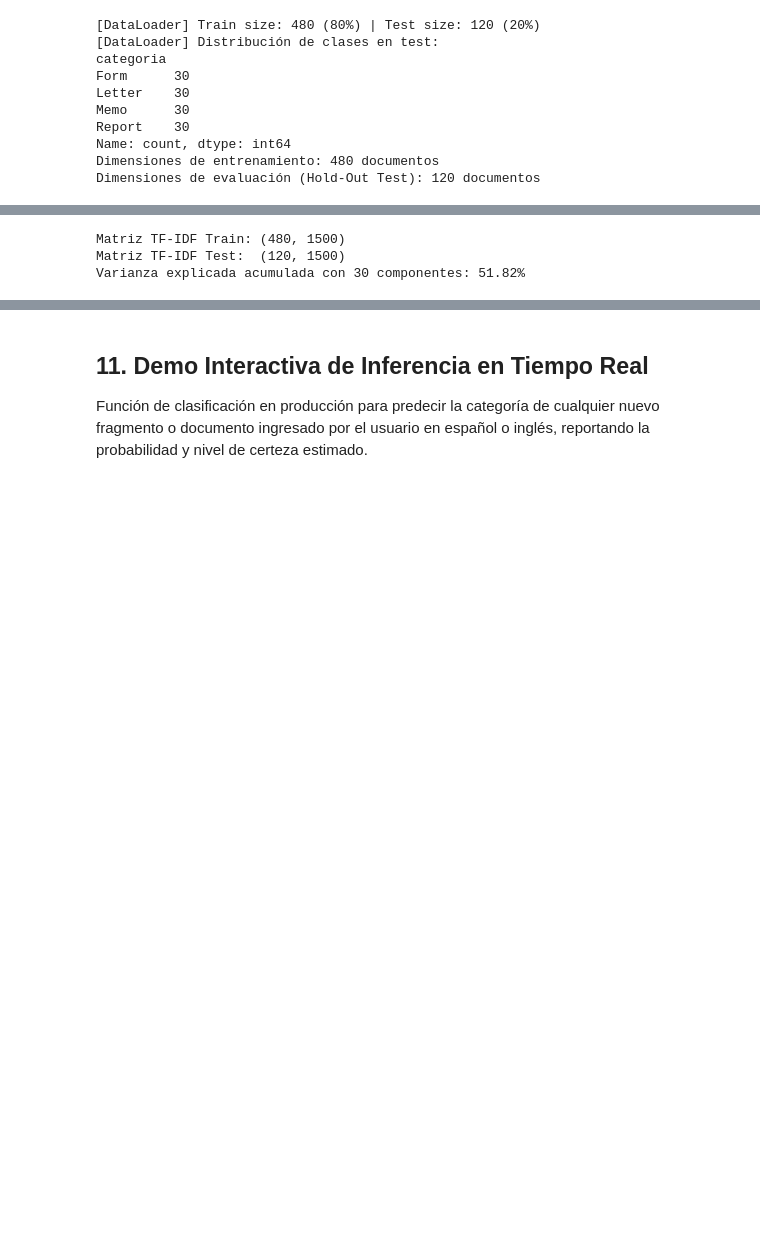
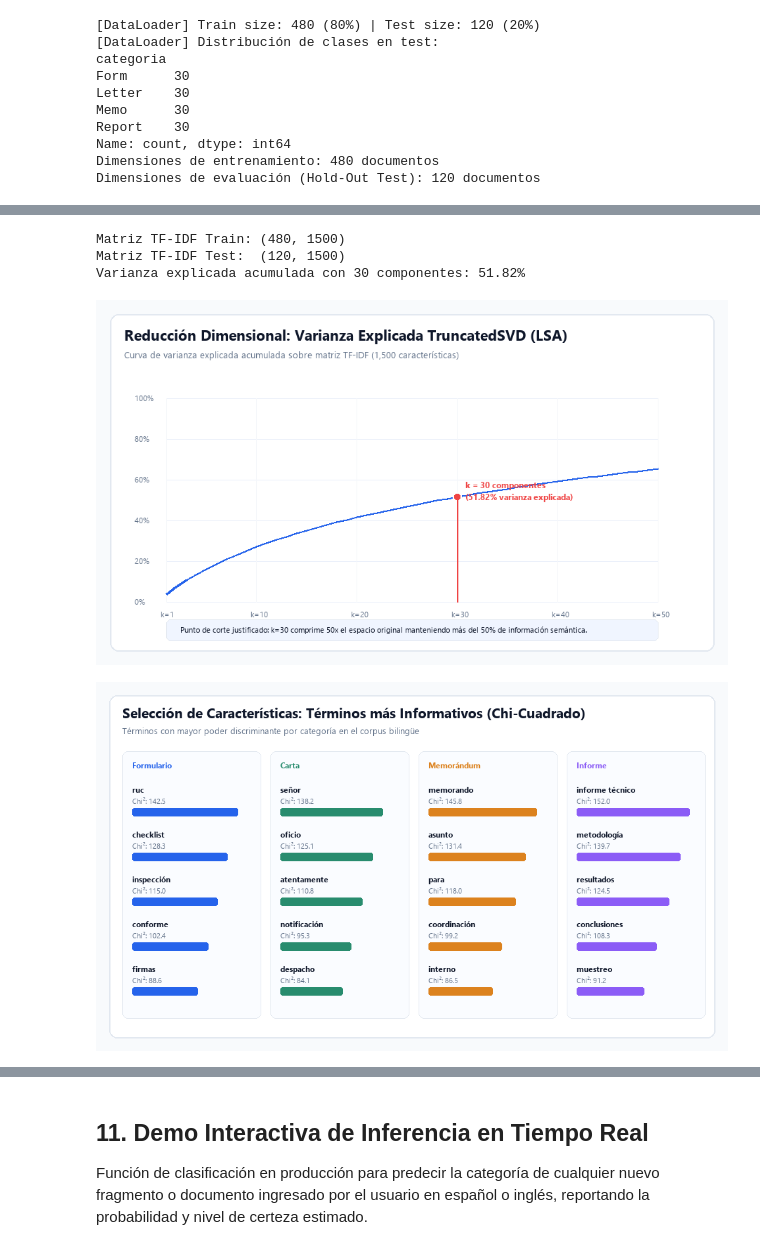
Before and after one commit to clchp/document-classification-ml, a Jupyter notebook: TA_GRUPO07_H0781.ipynb, the cells around one changed output, grey strips where cells are left out. Cells and saved outputs as stored; diff of their text form; code cells hidden in the pictures; blank space fills up the shorter version.

```diff
--- a/TA_GRUPO07_H0781.ipynb
+++ b/TA_GRUPO07_H0781.ipynb
@@ -194,22 +213,27 @@ Vectorización TF-IDF con límite de 1,500 características y reducción dimensi
 # %%
 from sklearn.feature_extraction.text import TfidfVectorizer
 from sklearn.decomposition import TruncatedSVD
 
 tfidf = TfidfVectorizer(max_features=1500, ngram_range=(1, 2))
 X_train_tfidf = tfidf.fit_transform(X_train_text).toarray()
 X_test_tfidf = tfidf.transform(X_test_text).toarray()
 
 svd = TruncatedSVD(n_components=30, random_state=42)
 X_train_svd = svd.fit_transform(X_train_tfidf)
 X_test_svd = svd.transform(X_test_tfidf)
 
 print(f"Matriz TF-IDF Train: {X_train_tfidf.shape}")
 print(f"Matriz TF-IDF Test:  {X_test_tfidf.shape}")
 print(f"Varianza explicada acumulada con 30 componentes: {svd.explained_variance_ratio_.sum() * 100:.2f}%")
+
+display(Image(filename="graficos/03_varianza_explicada_svd.png"))
+display(Image(filename="graficos/04_top_palabras_chi2.png"))
 # %% [output]
 Matriz TF-IDF Train: (480, 1500)
 Matriz TF-IDF Test:  (120, 1500)
 Varianza explicada acumulada con 30 componentes: 51.82%
+[figure, added]
+[figure, added]
 # %% [markdown]
 ## 8. Evaluación de Modelos y Justificación de Hiperparámetros
 
```
Also changed, not shown: parts of 13 cells of this notebook, 14 other files.
